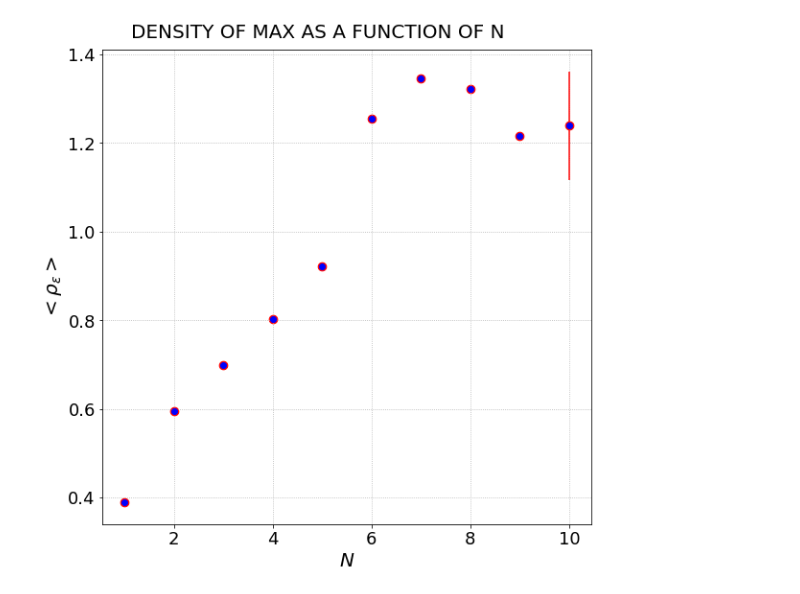
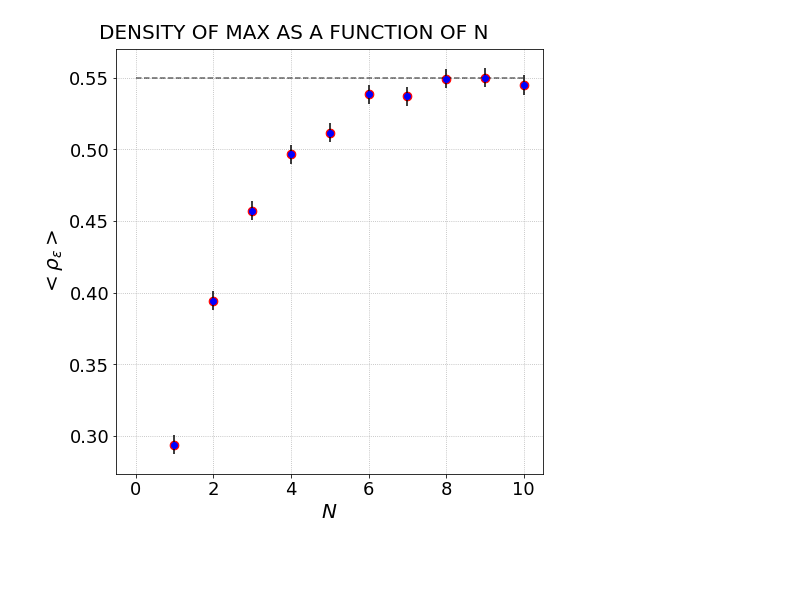
Before and after one commit to Rafffaelb/Schrodinger_Billiard, a Jupyter notebook: WignerDyson/Data_Analysis/Conductance_Energy.ipynb, the cells around one changed output. Saved outputs shown, nothing was run; the diff lists cells and outputs as text; code cells hidden in the pictures; blank space fills up the shorter version.

```diff
--- a/WignerDyson/Data_Analysis/Conductance_Energy.ipynb
+++ b/WignerDyson/Data_Analysis/Conductance_Energy.ipynb
@@ -165,7 +72,9 @@ def Auto_correlation(MOG_energy):
 # %%
-c_1 = Auto_correlation(MOG_energy_1)
-c_2 = Auto_correlation(MOG_energy_2)
-c_5 = Auto_correlation(MOG_energy_5)
-c_10 = Auto_correlation(MOG_energy_9)
+c_1 = Auto_correlation(MOG_energy_1[:,0:60])
+c_2 = Auto_correlation(MOG_energy_2[:,0:60])
+c_5 = Auto_correlation(MOG_energy_5[:,0:60])
+c_10 = Auto_correlation(MOG_energy_10[:,0:60])
+#c_15 = Auto_correlation(MOG_energy_15[:,30:60])
+#c_30 = Auto_correlation(MOG_energy_30[:,30:60])
 # %%
 (rows, columns) = np.shape(c_1)
@@ -203,15 +106,15 @@ axs.set_ylim((0,1.1))
 # %%
-def Mean_Density_of_Max(MOG_energy, N):
+def Mean_Density_of_Max(MOG_energy):
     (rows, columns) = np.shape(MOG_energy)
     max_counter = np.zeros((rows, columns))
-    gamma = 0.7
+    gamma = 1.4
     for i in range(rows):
         for j in range(1,columns-1):
             if ((MOG_energy[i,j-1] < MOG_energy[i,j]) and (MOG_energy[i,j] > MOG_energy[i,j+1])):
                 max_counter[i,j] = 1
     rho = np.sum(max_counter, axis = 1)
     rho_mean = np.mean(rho)
-    rho_mean_by_energy = rho_mean/(columns*0.1/2) #interval: [0, 3]
+    rho_mean_by_energy = rho_mean/((columns*0.1)/2) #interval: [0, 1.5]
     Constant_of_Proportionality = rho_mean_by_energy*gamma
     error_Constant_of_Proportionality = (np.std(rho*(gamma/(columns*0.1/2)))/np.sqrt(rows))
     return Constant_of_Proportionality, error_Constant_of_Proportionality
@@ -219,20 +122,22 @@ def Mean_Density_of_Max(MOG_energy, N):
 Density_max = np.zeros(10)
 error_Density_max = np.zeros(10)
 for i in range(10):
-    Density_max[i], error_Density_max[i] = Mean_Density_of_Max(list_G_1[i],(i+1))
+    Density_max[i], error_Density_max[i] = Mean_Density_of_Max(list_G_1[i][:,0:60])
 # %%
-fig, axs = plt.subplots(1,1, figsize = (8,8), constrained_layout = True)
+fig, axs = plt.subplots(1,1, figsize = (7,7), constrained_layout = True)
 fig.suptitle(r'DENSITY OF MAX AS A FUNCTION OF N', fontsize = 20)
 
-for i in range(10):
-    axs.scatter((i+1), Density_max[i], s = 75, color = 'red')
-    axs.errorbar((i+1), Density_max[i], yerr = error_Density_max[i],fmt='o',ecolor = 'red',color='blue')
+axs.plot([(i) for i in range(11)], [0.55 for i in range(11)], color = 'black', alpha = 0.6, linestyle = 'dashed')
+axs.scatter([(i+1) for i in range(10)], Density_max, s = 75, color = 'red')
+#axs.plot([(i+1) for i in range(10)], Density_max, color = 'black', alpha = 0.6)
+axs.errorbar([(i+1) for i in range(10)], Density_max, yerr = error_Density_max[i],fmt='o',ecolor = 'black',color='blue')
+
 
 axs.set_ylabel(r'$<\rho_{\epsilon}>$', fontsize = 20)
 axs.set_xlabel(r'$N$', fontsize = 20)
 axs.tick_params(axis = 'both', which = 'major', labelsize = 18)
 axs.grid(linestyle = ':')
-#axs.set_ylim(0.2,0.6)
+#axs.set_ylim(0.5,1.1)
 #axs.legend(fontsize = 20)
 # %% [output]
-[figure, old version]
+[figure, new version]
```
Also changed, not shown: parts of 17 cells of this notebook, 6 other files.
